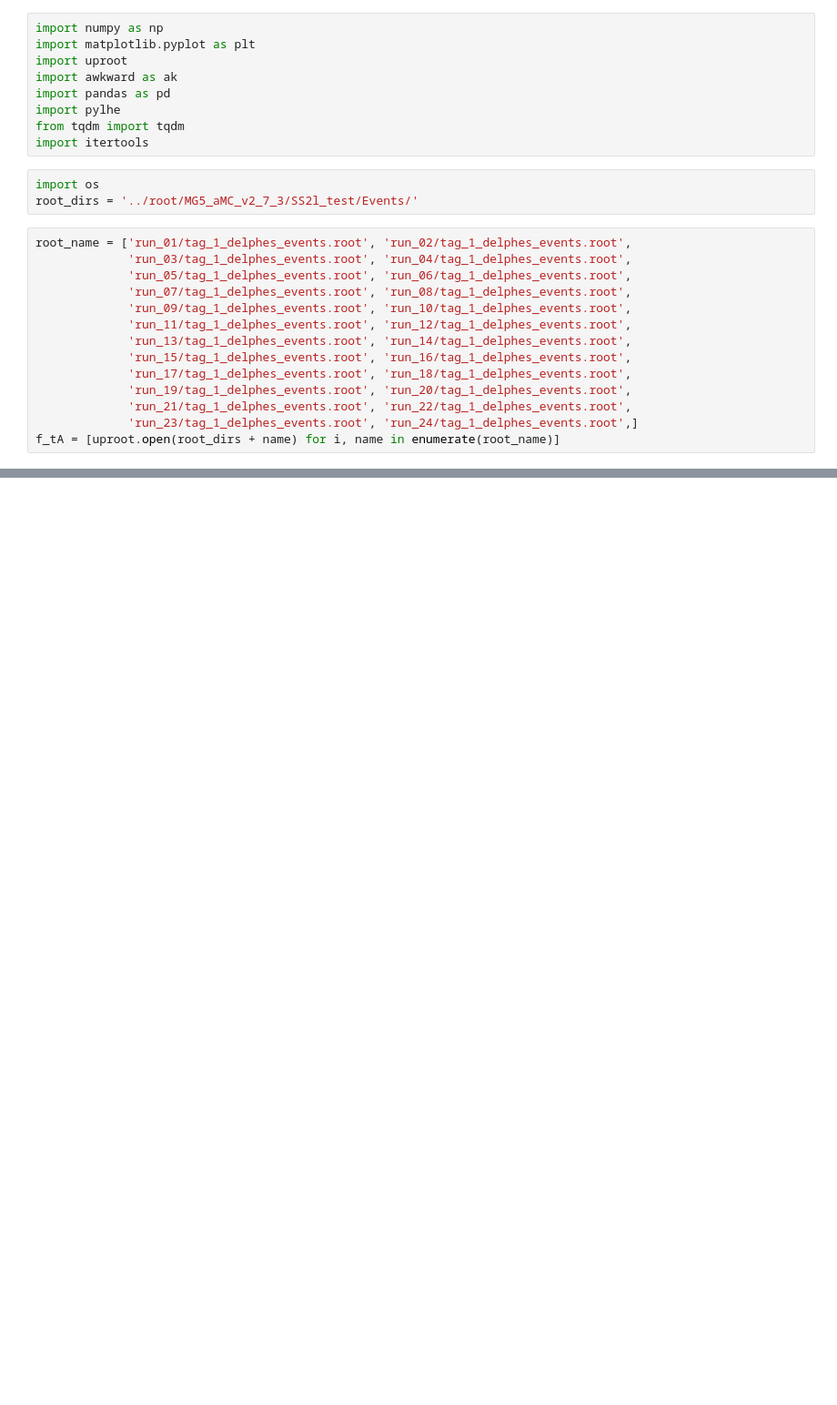
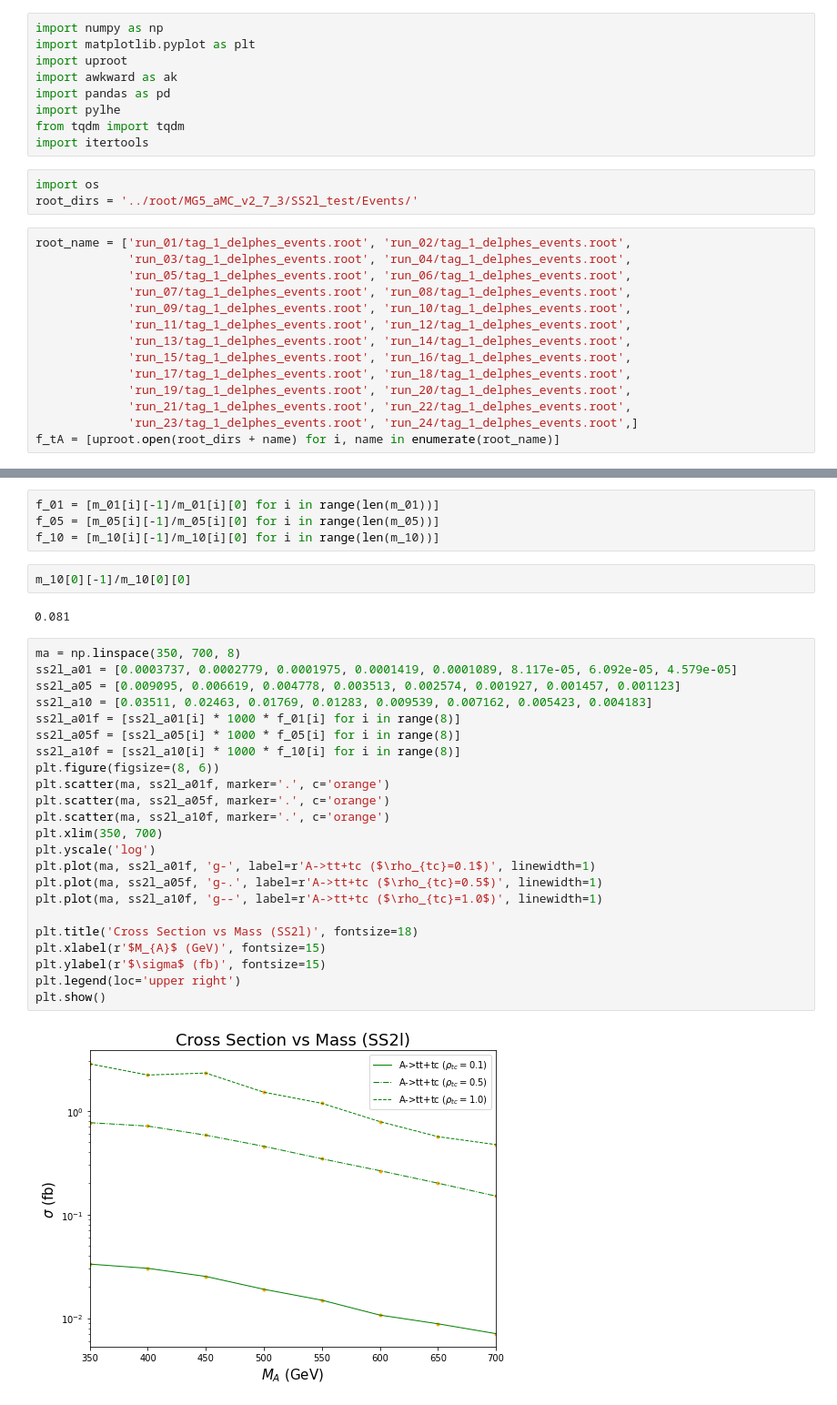
Before and after one commit to dlai211/Triple-Top, a Jupyter notebook: SS2l.ipynb, the cells around one changed output, grey strips where cells are left out. Shown at 91% size. Drawn from its saved outputs; the diff is of its cells as text; blank space fills up the shorter version.

```diff
--- a/SS2l.ipynb
+++ b/SS2l.ipynb
@@ -429,0 +287,33 @@ function(f_tA[23])
+# %%
+f_01 = [m_01[i][-1]/m_01[i][0] for i in range(len(m_01))]
+f_05 = [m_05[i][-1]/m_05[i][0] for i in range(len(m_05))]
+f_10 = [m_10[i][-1]/m_10[i][0] for i in range(len(m_10))]
+# %%
+m_10[0][-1]/m_10[0][0]
+# %% [output]
+0.081
+# %%
+ma = np.linspace(350, 700, 8)
+ss2l_a01 = [0.0003737, 0.0002779, 0.0001975, 0.0001419, 0.0001089, 8.117e-05, 6.092e-05, 4.579e-05]
+ss2l_a05 = [0.009095, 0.006619, 0.004778, 0.003513, 0.002574, 0.001927, 0.001457, 0.001123]
+ss2l_a10 = [0.03511, 0.02463, 0.01769, 0.01283, 0.009539, 0.007162, 0.005423, 0.004183]
+ss2l_a01f = [ss2l_a01[i] * 1000 * f_01[i] for i in range(8)]
+ss2l_a05f = [ss2l_a05[i] * 1000 * f_05[i] for i in range(8)]
+ss2l_a10f = [ss2l_a10[i] * 1000 * f_10[i] for i in range(8)]
+plt.figure(figsize=(8, 6))
+plt.scatter(ma, ss2l_a01f, marker='.', c='orange')
+plt.scatter(ma, ss2l_a05f, marker='.', c='orange')
+plt.scatter(ma, ss2l_a10f, marker='.', c='orange')
+plt.xlim(350, 700)
+plt.yscale('log')
+plt.plot(ma, ss2l_a01f, 'g-', label=r'A->tt+tc ($\rho_{tc}=0.1$)', linewidth=1)
+plt.plot(ma, ss2l_a05f, 'g-.', label=r'A->tt+tc ($\rho_{tc}=0.5$)', linewidth=1)
+plt.plot(ma, ss2l_a10f, 'g--', label=r'A->tt+tc ($\rho_{tc}=1.0$)', linewidth=1)
+
+plt.title('Cross Section vs Mass (SS2l)', fontsize=18)
+plt.xlabel(r'$M_{A}$ (GeV)', fontsize=15)
+plt.ylabel(r'$\sigma$ (fb)', fontsize=15)
+plt.legend(loc='upper right')
+plt.show()
+# %% [output]
+[figure, added]
```
Also changed, not shown: parts of 32 cells of this notebook.
